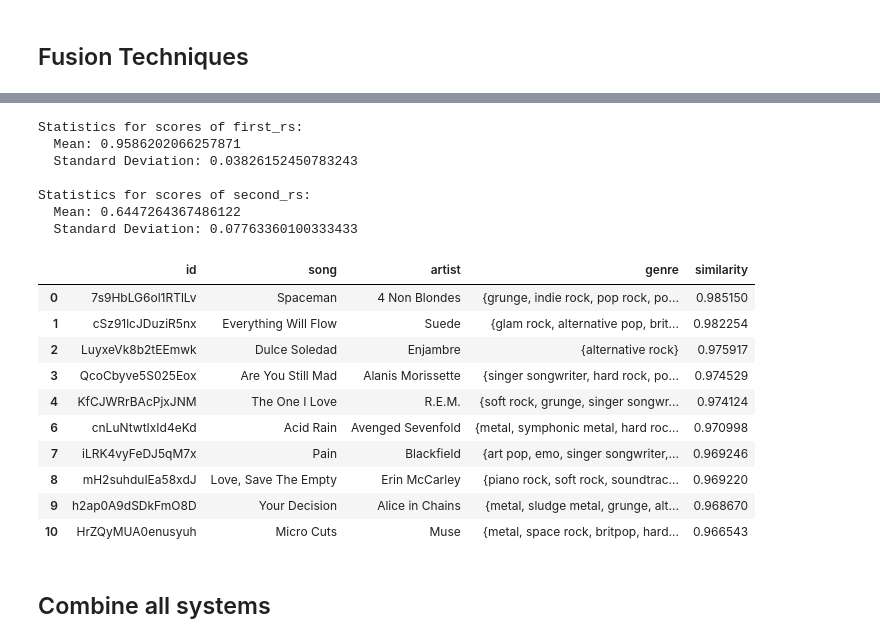
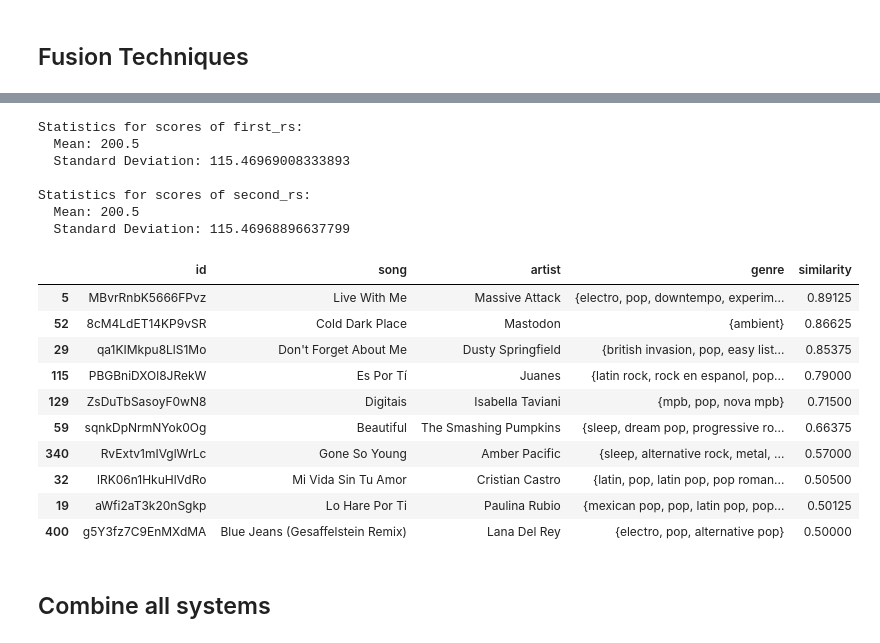
Before and after one commit to KaindlJulian/mmsr, a Jupyter notebook: task3/task_3.ipynb, the cells around one changed output, grey strips where cells are left out. Cells and saved outputs as stored; diff of their text form; code cells hidden in the pictures.

Commit message:
pca ef, late fusion borda rank, prec-rec curves, methods for ui

```diff
--- a/task3/task_3.ipynb
+++ b/task3/task_3.ipynb
@@ -206,6 +233,6 @@ def early_fusion(first_feature, second_feature):
 # %%
 # define new RS
-rs_cos_early_fusion = early_fusion("bert", "musicnn")
+rs_cos_early_fusion_1, feature_name1, df = early_fusion("bert", "musicnn", df)
 # %% [output]
 Number of columns in the first feature: 768
 Number of columns in the second feature: 50
@@ -266,8 +348,12 @@ class LateFusion(RetrievalSystem):
     """
     def __init__(self, first_rs: RetrievalSystem, second_rs: RetrievalSystem, df: pd.DataFrame):
         super().__init__(df)
-        self.res = pre_compute_retrievals(first_rs, second_rs)
+        # how many items are retrieved for each song, thus considered in the borda rank
+        self.items_to_consider = 400
+        self.res = pre_compute_retrievals(first_rs, second_rs, self.items_to_consider, self.df)
         check_stat(self.res)
+        # n should be at least 100 for the precison and recall curves
+        self.ranks = precompute_ranks(self.res, self.df, self.items_to_consider, n=100)
     def retrieve(self, query,  n: int = 10):
         # retrieval process of song like in class rs
         if isinstance(query, (int, str)):
@@ -291,65 +377,40 @@ class LateFusion(RetrievalSystem):
                 "Invalid query type. Provide either song_id (int/str) or an instance of SongInfo."
             )
 
-        # Instead of calc sim, we use late fusion and our precomputed res
-        system_one = self.res[0][self.res[0]['id'] == song["id"]]
-        system_two = self.res[1][self.res[1]['id'] == song["id"]]
-        merge = pd.concat([system_one, system_two], ignore_index=True)
+        # Find the index of the row with the specified ID in all_ranks
+        idx = self.ranks[self.ranks['id'] == song["id"]].index.item()
 
-        top_n = pd.DataFrame(columns=["id", "song", "artist", "genre", "similarity"])
-        score_dict = {}
-        for n_id, n_song, n_artist, n_genre, n_scores in zip(merge["id_n"],
-                                                    merge["song_n"],
-                                                    merge["artist_n"],
-                                                    merge["genre"],
-                                                    merge["sim_n"]):
-            for track_id, track, artist, genre, score in zip(n_id,
-                                                      n_song,
-                                                      n_artist,
-                                                      n_genre,
-                                                      n_scores):
-                if track_id not in score_dict.keys():
-                    score_dict[track_id] = score
-                    new_row = {"id": track_id, 'song': track, 'artist': artist, "genre": genre, 'similarity': score}
-                    top_n.loc[len(top_n)] = new_row
-                else:
-                    score_dict[track_id] += score
-                    score_dict[track_id] /= 2
-                    top_n.loc[top_n["id"] == track_id, "similarity"] = score_dict[track_id]
+        selected_top_n = self.ranks.at[idx, 'top_n']
 
-
-        top_n = top_n.sort_values(by="similarity", ascending=False)
-        top_n = top_n.iloc[:n]
-
-        return top_n
+        return selected_top_n[:n]
 # %%
 # Create new instance of late fusion RS
-late_fusion = LateFusion(first_rs=rs_cos_dnn,
+late_fusion_cnn_bert = LateFusion(first_rs=rs_cos_dnn,
                          second_rs=rs_cos_bert,
                          df=df)
 # %% [output]
 Statistics for scores of first_rs:
-  Mean: 0.9586202066257871
-  Standard Deviation: 0.03826152450783243
+  Mean: 200.5
+  Standard Deviation: 115.46969008333893
 
 Statistics for scores of second_rs:
-  Mean: 0.6447264367486122
-  Standard Deviation: 0.07763360100333433
+  Mean: 200.5
+  Standard Deviation: 115.46968896637799
 # %%
 sample_song = SongInfo(title="Always", artist="Bon Jovi")
-late_fusion.retrieve(sample_song)
+late_fusion_cnn_bert.retrieve(sample_song)
 # %% [output]
 |  | id | song | artist | genre | similarity |
-| 0 | 7s9HbLG6ol1RTlLv | Spaceman | 4 Non Blondes | {grunge, indie rock, pop rock, po... | 0.985150 |
-| 1 | cSz91lcJDuziR5nx | Everything Will Flow | Suede | {glam rock, alternative pop, brit... | 0.982254 |
-| 2 | LuyxeVk8b2tEEmwk | Dulce Soledad | Enjambre | {alternative rock} | 0.975917 |
-| 3 | QcoCbyve5S025Eox | Are You Still Mad | Alanis Morissette | {singer songwriter, hard rock, po... | 0.974529 |
-| 4 | KfCJWRrBAcPjxJNM | The One I Love | R.E.M. | {soft rock, grunge, singer songwr... | 0.974124 |
-| 6 | cnLuNtwtIxId4eKd | Acid Rain | Avenged Sevenfold | {metal, symphonic metal, hard roc... | 0.970998 |
-| 7 | iLRK4vyFeDJ5qM7x | Pain | Blackfield | {art pop, emo, singer songwriter,... | 0.969246 |
-| 8 | mH2suhduIEa58xdJ | Love, Save The Empty | Erin McCarley | {piano rock, soft rock, soundtrac... | 0.969220 |
-| 9 | h2ap0A9dSDkFmO8D | Your Decision | Alice in Chains | {metal, sludge metal, grunge, alt... | 0.968670 |
-| 10 | HrZQyMUA0enusyuh | Micro Cuts | Muse | {metal, space rock, britpop, hard... | 0.966543 |
+| 5 | MBvrRnbK5666FPvz | Live With Me | Massive Attack | {electro, pop, downtempo, experim... | 0.89125 |
+| 52 | 8cM4LdET14KP9vSR | Cold Dark Place | Mastodon | {ambient} | 0.86625 |
+| 29 | qa1KIMkpu8LlS1Mo | Don't Forget About Me | Dusty Springfield | {british invasion, pop, easy list... | 0.85375 |
+| 115 | PBGBniDXOl8JRekW | Es Por Tí | Juanes | {latin rock, rock en espanol, pop... | 0.79000 |
+| 129 | ZsDuTbSasoyF0wN8 | Digitais | Isabella Taviani | {mpb, pop, nova mpb} | 0.71500 |
+| 59 | sqnkDpNrmNYok0Og | Beautiful | The Smashing Pumpkins | {sleep, dream pop, progressive ro... | 0.66375 |
+| 340 | RvExtv1mIVglWrLc | Gone So Young | Amber Pacific | {sleep, alternative rock, metal, ... | 0.57000 |
+| 32 | lRK06n1HkuHlVdRo | Mi Vida Sin Tu Amor | Cristian Castro | {latin, pop, latin pop, pop roman... | 0.50500 |
+| 19 | aWfi2aT3k20nSgkp | Lo Hare Por Ti | Paulina Rubio | {mexican pop, pop, latin pop, pop... | 0.50125 |
+| 400 | g5Y3fz7C9EnMXdMA | Blue Jeans (Gesaffelstein Remix) | Lana Del Rey | {electro, pop, alternative pop} | 0.50000 |
 # %% [markdown]
 ## Combine all systems
 # %%
```
Also changed, not shown: parts of 17 cells of this notebook, 2 other files.
